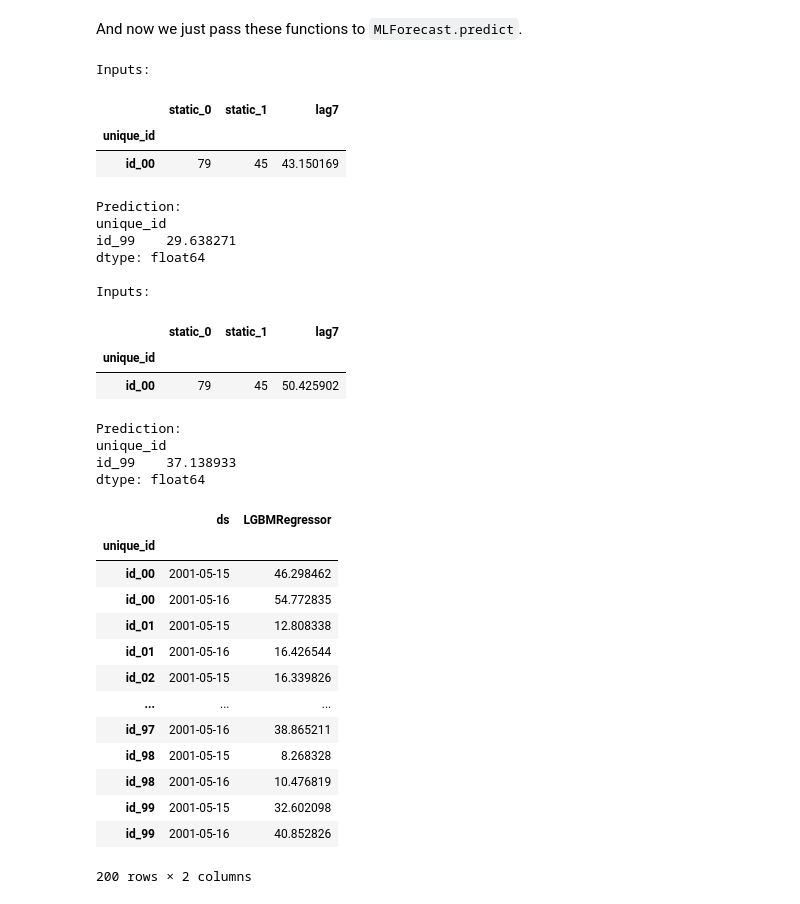
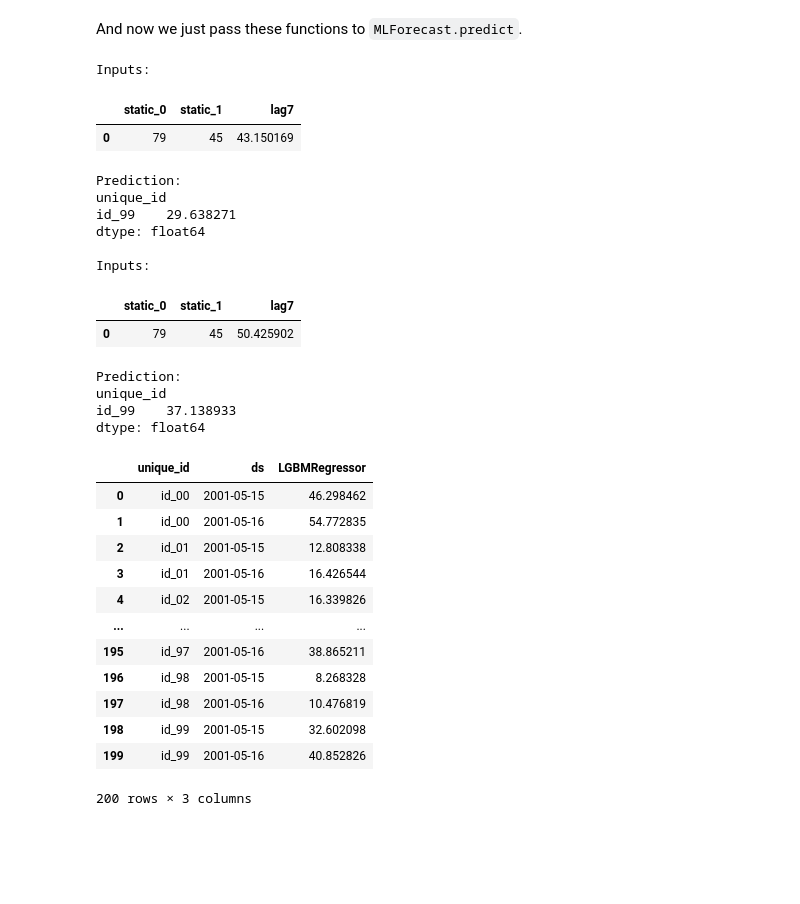
Before and after one commit to Nixtla/mlforecast, a Jupyter notebook: nbs/forecast.ipynb, the cells around one changed output. Cells and saved outputs as stored; diff of their text form; code cells hidden in the pictures; blank space fills up the shorter version.

```diff
--- a/nbs/forecast.ipynb
+++ b/nbs/forecast.ipynb
@@ -581,7 +579,7 @@ class MLForecast:
         if static_features is not None:
             ex_cols_to_drop.extend(static_features)
         has_ex = not data.columns.drop(ex_cols_to_drop).empty
-        for i_window, (train_end, train, valid) in enumerate(splits):
+        for i_window, (cutoffs, train, valid) in enumerate(splits):
             if refit or i_window == 0:
                 self.fit(
                     train,
@@ -595,9 +593,7 @@ class MLForecast:
                     prediction_intervals=prediction_intervals,
                 )
             self.cv_models_.append(self.models_)
-            # reset index of valid to be compatible
-            # with _get_features_for_next_step
-            dynamic_dfs = [valid.drop(columns=ex_cols_to_drop)] if has_ex else None
+            dynamic_dfs = [valid.drop(columns=[target_col])] if has_ex else None
             y_pred = self.predict(
                 window_size,
                 dynamic_dfs,
@@ -606,11 +602,11 @@ class MLForecast:
                 new_data=train if not refit else None,
                 level=level,
             )
+            y_pred = y_pred.merge(cutoffs, on=id_col, how='left')
             result = valid[[id_col, time_col, target_col]].merge(y_pred, on=[id_col, time_col])
-            result['cutoff'] = train_end
             results.append(result)
         out = pd.concat(results)
-        out = out[[id_col, time_col, 'cutoff', target_col, *y_pred.columns]]
-        return out
+        cols_order = [id_col, time_col, 'cutoff', target_col]
+        return out[cols_order + out.columns.drop(cols_order).tolist()]
 # %%
 show_doc(MLForecast)
@@ -1347,42 +1537,39 @@ def increase_predictions(predictions):
 And now we just pass these functions to `MLForecast.predict`.
 # %%
 fcst = MLForecast(lgb.LGBMRegressor(), freq='D', lags=[7])
-fcst.fit(series, id_col='index', time_col='ds', target_col='y')
+fcst.fit(series)
 
 preds = fcst.predict(2, before_predict_callback=inspect_input, after_predict_callback=increase_predictions)
 preds
 # %% [output]
 Inputs:
 |  | static_0 | static_1 | lag7 |
-| unique_id |  |  |  |
-| id_00 | 79 | 45 | 43.150169 |
+| 0 | 79 | 45 | 43.150169 |
 Prediction:
 unique_id
 id_99    29.638271
 dtype: float64
 
 Inputs:
 |  | static_0 | static_1 | lag7 |
-| unique_id |  |  |  |
-| id_00 | 79 | 45 | 50.425902 |
+| 0 | 79 | 45 | 50.425902 |
 Prediction:
 unique_id
 id_99    37.138933
 dtype: float64
-|  | ds | LGBMRegressor |
-| unique_id |  |  |
-| id_00 | 2001-05-15 | 46.298462 |
-| id_00 | 2001-05-16 | 54.772835 |
-| id_01 | 2001-05-15 | 12.808338 |
-| id_01 | 2001-05-16 | 16.426544 |
-| id_02 | 2001-05-15 | 16.339826 |
-| ... | ... | ... |
-| id_97 | 2001-05-16 | 38.865211 |
-| id_98 | 2001-05-15 | 8.268328 |
-| id_98 | 2001-05-16 | 10.476819 |
-| id_99 | 2001-05-15 | 32.602098 |
-| id_99 | 2001-05-16 | 40.852826 |
+|  | unique_id | ds | LGBMRegressor |
+| 0 | id_00 | 2001-05-15 | 46.298462 |
+| 1 | id_00 | 2001-05-16 | 54.772835 |
+| 2 | id_01 | 2001-05-15 | 12.808338 |
+| 3 | id_01 | 2001-05-16 | 16.426544 |
+| 4 | id_02 | 2001-05-15 | 16.339826 |
+| ... | ... | ... | ... |
+| 195 | id_97 | 2001-05-16 | 38.865211 |
+| 196 | id_98 | 2001-05-15 | 8.268328 |
+| 197 | id_98 | 2001-05-16 | 10.476819 |
+| 198 | id_99 | 2001-05-15 | 32.602098 |
+| 199 | id_99 | 2001-05-16 | 40.852826 |
-200 rows × 2 columns
+200 rows × 3 columns
 # %%
 #|hide
 fcst.ts._predict_setup()
```
Also changed, not shown: parts of 33 cells of this notebook, 17 other files.
